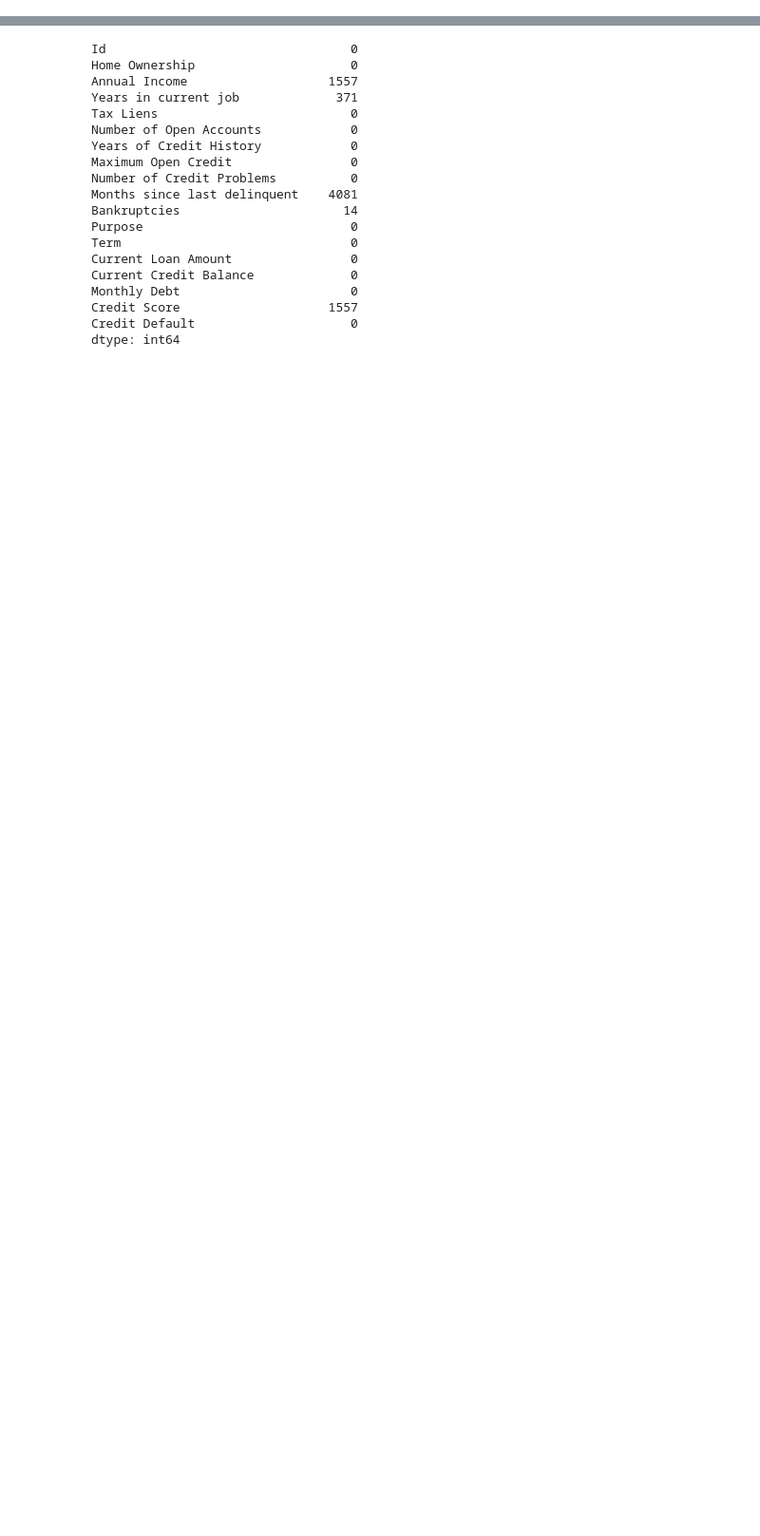
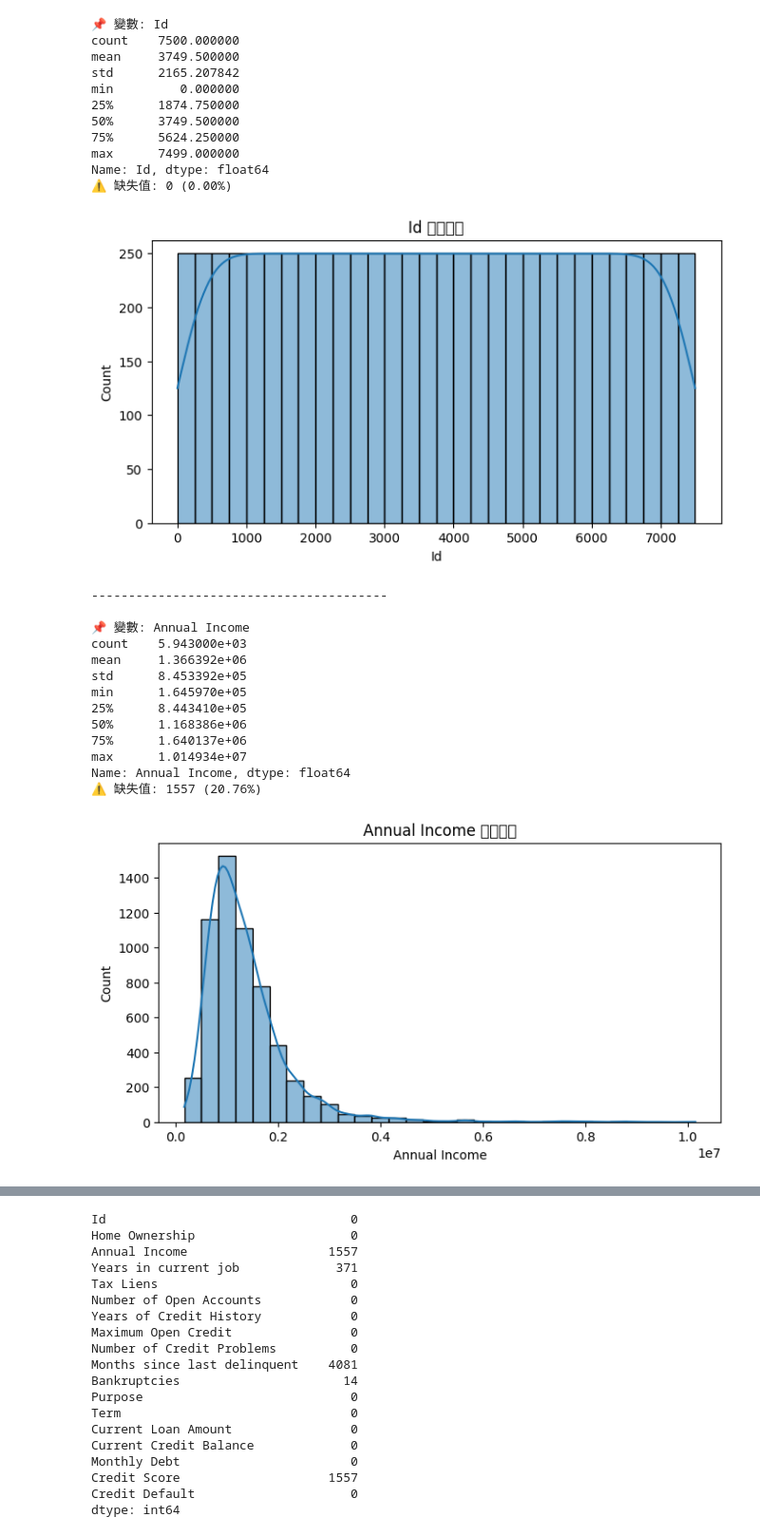
Before and after one commit to LiShun522/tibame_1224, a Jupyter notebook: data_analysis/20250204_個人專題(貸款違約預測)/Loan Default Prediction/data_preprocessing.ipynb, the cells around one changed output, grey strips where cells are left out. Shown at 95% size. Drawn from its saved outputs; the diff is of its cells as text; code cells hidden in the pictures; blank space fills up the shorter version.

```diff
--- a/data_analysis/20250204_個人專題(貸款違約預測)/Loan Default Prediction/data_preprocessing.ipynb
+++ b/data_analysis/20250204_個人專題(貸款違約預測)/Loan Default Prediction/data_preprocessing.ipynb
@@ -30,0 +75,21 @@ df
+# %%
+# 自動選擇類別變數
+categorical_columns = df.select_dtypes(include=['object']).columns
+
+for col in categorical_columns:
+    print(f"\n📌 變數: {col}")
+    print(f"🔹 獨特值: {df[col].unique()}")
+    print(f"🔸 類別數量: {df[col].nunique()}")
+
+    missing_count = df[col].isnull().sum()
+    missing_percentage = (missing_count / len(df)) * 100
+    print(f"⚠️ 缺失值: {missing_count} ({missing_percentage:.2f}%)")
+
+    print(f"📊 資料型態: {df[col].dtype}")
+    print("\n🔍 類別數量分佈:")
+    print(df[col].value_counts())
+
+    print("\n📈 類別比例分佈:")
+    print(df[col].value_counts(normalize=True))
+
+    print("-" * 40)  # 分隔線，讓輸出更清晰
@@ -30,0 +114,47 @@ df
+# %%
+numerical_columns = df.select_dtypes(include=['number']).columns
+for col in numerical_columns:
+    print(f"\n📌 變數: {col}")
+
+    # 統計摘要
+    print(df[col].describe())
+
+    # 缺失值
+    missing_count = df[col].isnull().sum()
+    missing_percentage = (missing_count / len(df)) * 100
+    print(f"⚠️ 缺失值: {missing_count} ({missing_percentage:.2f}%)")
+
+    # 視覺化分佈
+    plt.figure(figsize=(8, 4))
+    sns.histplot(df[col], bins=30, kde=True)
+    plt.title(f"{col} 數值分佈")
+    plt.show()
+
+    print("-" * 40)  # 分隔線
+# %% [output]
+📌 變數: Id
+count    7500.000000
+mean     3749.500000
+std      2165.207842
+min         0.000000
+25%      1874.750000
+50%      3749.500000
+75%      5624.250000
+max      7499.000000
+Name: Id, dtype: float64
+⚠️ 缺失值: 0 (0.00%)
+[figure, added]
+----------------------------------------
+
+📌 變數: Annual Income
+count    5.943000e+03
+mean     1.366392e+06
+std      8.453392e+05
+min      1.645970e+05
+25%      8.443410e+05
+50%      1.168386e+06
+75%      1.640137e+06
+max      1.014934e+07
+Name: Annual Income, dtype: float64
+⚠️ 缺失值: 1557 (20.76%)
+[figure, added]
```
Also changed, not shown: parts of 15 cells of this notebook.
